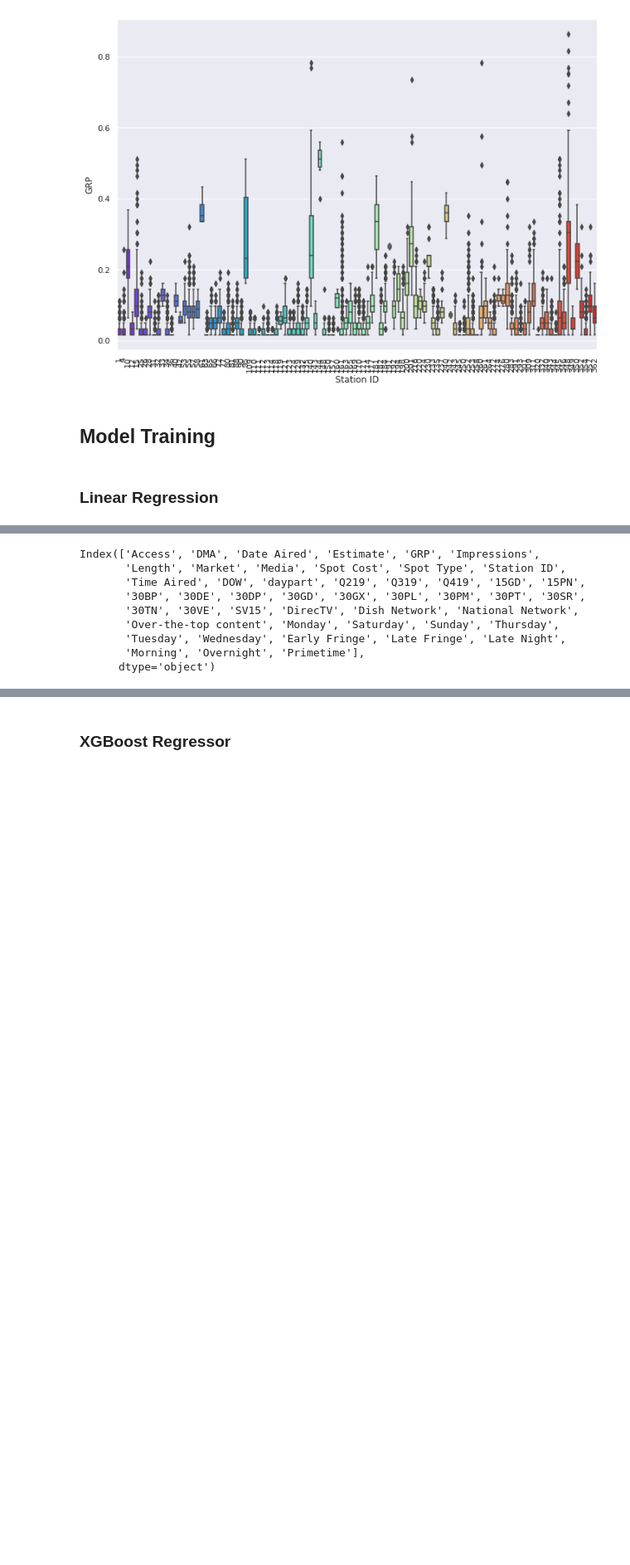
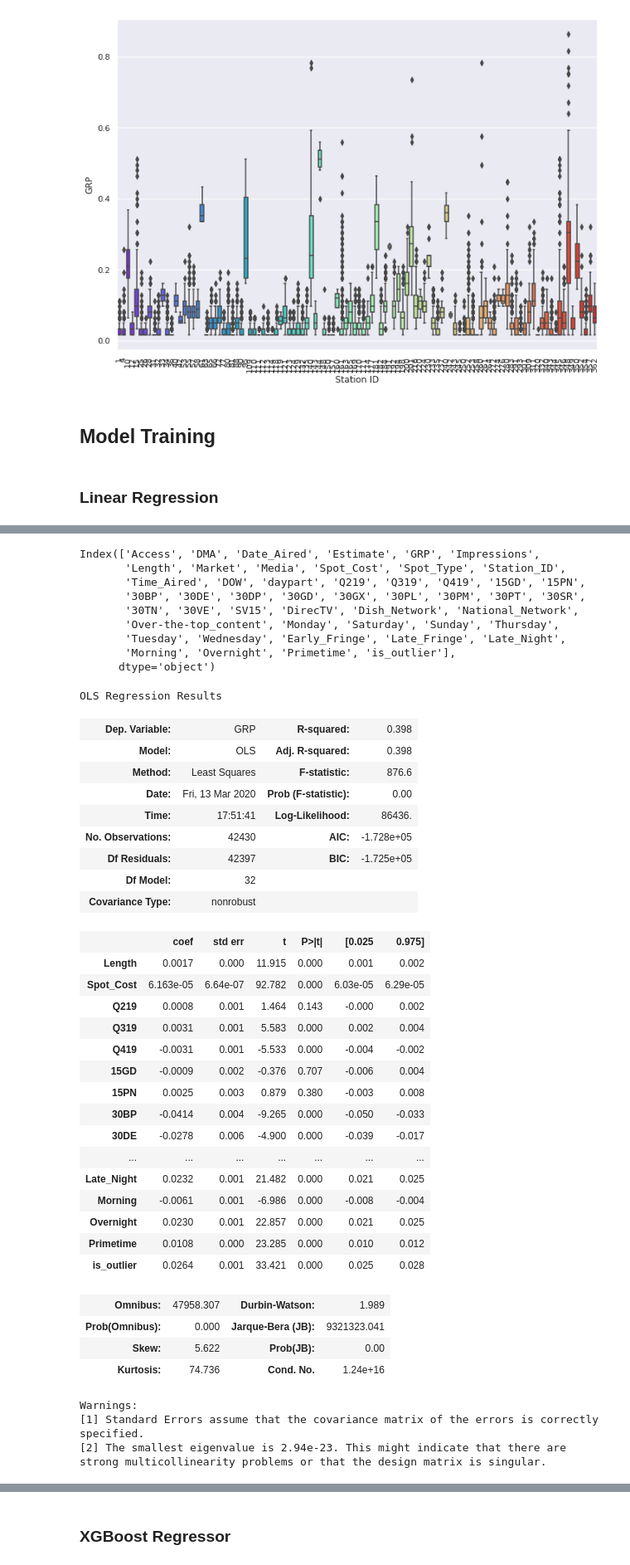
Before and after one commit to neonflux56/Direct_Avenue_GRP_Project, a Jupyter notebook: Code/alex_test.ipynb, the cells around one changed output, grey strips where cells are left out. Shown: that part at 83% size. Drawn from its saved outputs; the diff is of its cells as text; code cells hidden in the pictures; blank space fills up the shorter version.

```diff
--- a/Code/alex_test.ipynb
+++ b/Code/alex_test.ipynb
@@ -165,16 +177,16 @@ Index(['Access', 'DMA', 'Date Aired', 'Estimate', 'GRP', 'Impressions',
       dtype='object')
 # %%
-dat = dat.rename(columns=lambda x: x.strip())
+dat = dat.rename(columns=lambda x: x.strip().replace(' ', '_'))
 dat.columns
 # %% [output]
-Index(['Access', 'DMA', 'Date Aired', 'Estimate', 'GRP', 'Impressions',
-       'Length', 'Market', 'Media', 'Spot Cost', 'Spot Type', 'Station ID',
-       'Time Aired', 'DOW', 'daypart', 'Q219', 'Q319', 'Q419', '15GD', '15PN',
+Index(['Access', 'DMA', 'Date_Aired', 'Estimate', 'GRP', 'Impressions',
+       'Length', 'Market', 'Media', 'Spot_Cost', 'Spot_Type', 'Station_ID',
+       'Time_Aired', 'DOW', 'daypart', 'Q219', 'Q319', 'Q419', '15GD', '15PN',
        '30BP', '30DE', '30DP', '30GD', '30GX', '30PL', '30PM', '30PT', '30SR',
-       '30TN', '30VE', 'SV15', 'DirecTV', 'Dish Network', 'National Network',
-       'Over-the-top content', 'Monday', 'Saturday', 'Sunday', 'Thursday',
-       'Tuesday', 'Wednesday', 'Early Fringe', 'Late Fringe', 'Late Night',
-       'Morning', 'Overnight', 'Primetime'],
+       '30TN', '30VE', 'SV15', 'DirecTV', 'Dish_Network', 'National_Network',
+       'Over-the-top_content', 'Monday', 'Saturday', 'Sunday', 'Thursday',
+       'Tuesday', 'Wednesday', 'Early_Fringe', 'Late_Fringe', 'Late_Night',
+       'Morning', 'Overnight', 'Primetime', 'is_outlier'],
       dtype='object')
 # %%
 unseen = dat[(dat.Impressions.eq(0.0)) & (dat.GRP.eq(0.0))]
@@ -229,5 +239,42 @@ lr.fit(X_train, y_train)
 lr_preds = lr.predict(X_test)
 
 lr_mse = mean_squared_error(y_test, lr_preds)
+# %%
+lr.summary()
+# %% [output]
+OLS Regression Results
+| Dep. Variable: | GRP | R-squared: | 0.398 |
+| Model: | OLS | Adj. R-squared: | 0.398 |
+| Method: | Least Squares | F-statistic: | 876.6 |
+| Date: | Fri, 13 Mar 2020 | Prob (F-statistic): | 0.00 |
+| Time: | 17:51:41 | Log-Likelihood: | 86436. |
+| No. Observations: | 42430 | AIC: | -1.728e+05 |
+| Df Residuals: | 42397 | BIC: | -1.725e+05 |
+| Df Model: | 32 |  |  |
+| Covariance Type: | nonrobust |  |  |
+|  | coef | std err | t | P>|t| | [0.025 | 0.975] |
+| Length | 0.0017 | 0.000 | 11.915 | 0.000 | 0.001 | 0.002 |
+| Spot_Cost | 6.163e-05 | 6.64e-07 | 92.782 | 0.000 | 6.03e-05 | 6.29e-05 |
+| Q219 | 0.0008 | 0.001 | 1.464 | 0.143 | -0.000 | 0.002 |
+| Q319 | 0.0031 | 0.001 | 5.583 | 0.000 | 0.002 | 0.004 |
+| Q419 | -0.0031 | 0.001 | -5.533 | 0.000 | -0.004 | -0.002 |
+| 15GD | -0.0009 | 0.002 | -0.376 | 0.707 | -0.006 | 0.004 |
+| 15PN | 0.0025 | 0.003 | 0.879 | 0.380 | -0.003 | 0.008 |
+| 30BP | -0.0414 | 0.004 | -9.265 | 0.000 | -0.050 | -0.033 |
+| 30DE | -0.0278 | 0.006 | -4.900 | 0.000 | -0.039 | -0.017 |
+| ... | ... | ... | ... | ... | ... | ... |
+| Late_Night | 0.0232 | 0.001 | 21.482 | 0.000 | 0.021 | 0.025 |
+| Morning | -0.0061 | 0.001 | -6.986 | 0.000 | -0.008 | -0.004 |
+| Overnight | 0.0230 | 0.001 | 22.857 | 0.000 | 0.021 | 0.025 |
+| Primetime | 0.0108 | 0.000 | 23.285 | 0.000 | 0.010 | 0.012 |
+| is_outlier | 0.0264 | 0.001 | 33.421 | 0.000 | 0.025 | 0.028 |
+| Omnibus: | 47958.307 | Durbin-Watson: | 1.989 |
+| Prob(Omnibus): | 0.000 | Jarque-Bera (JB): | 9321323.041 |
+| Skew: | 5.622 | Prob(JB): | 0.00 |
+| Kurtosis: | 74.736 | Cond. No. | 1.24e+16 |
+Warnings:
+[1] Standard Errors assume that the covariance matrix of the errors is correctly specified.
+[2] The smallest eigenvalue is 2.94e-23. This might indicate that there are
+strong multicollinearity problems or that the design matrix is singular.
 # %%
 sns.residplot(
```
Also changed, not shown: parts of 14 cells of this notebook, 1 other file.
